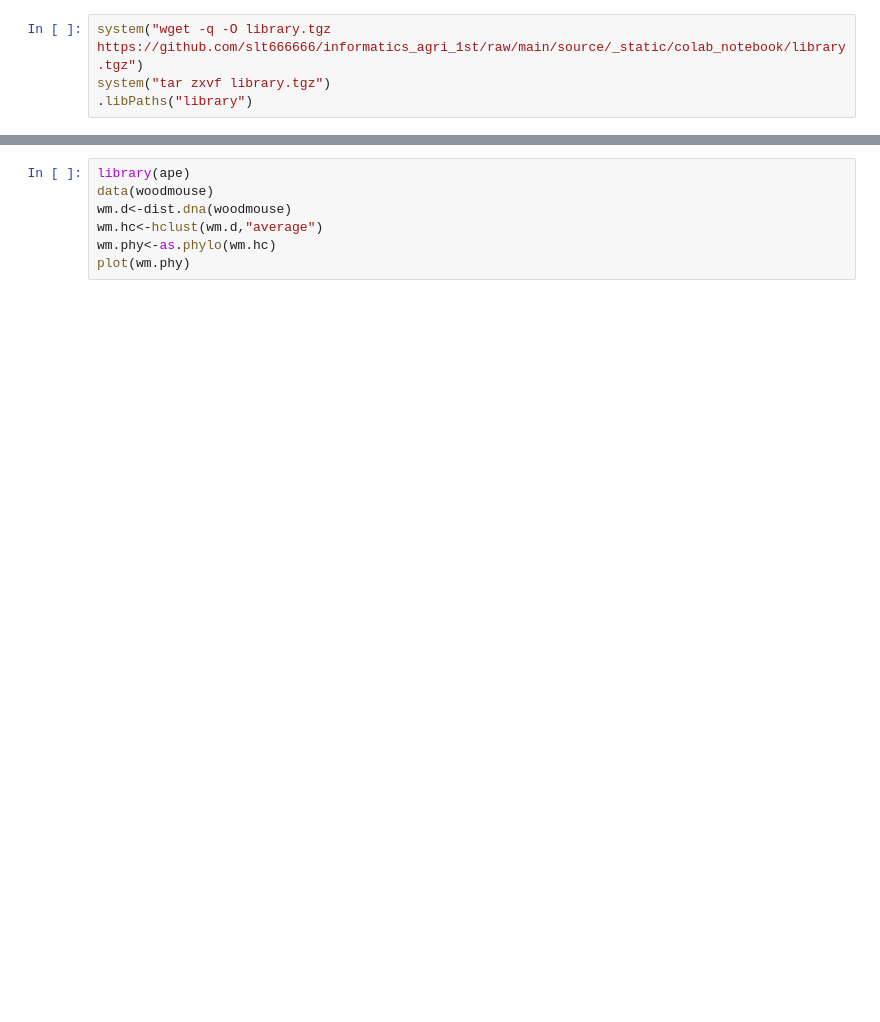
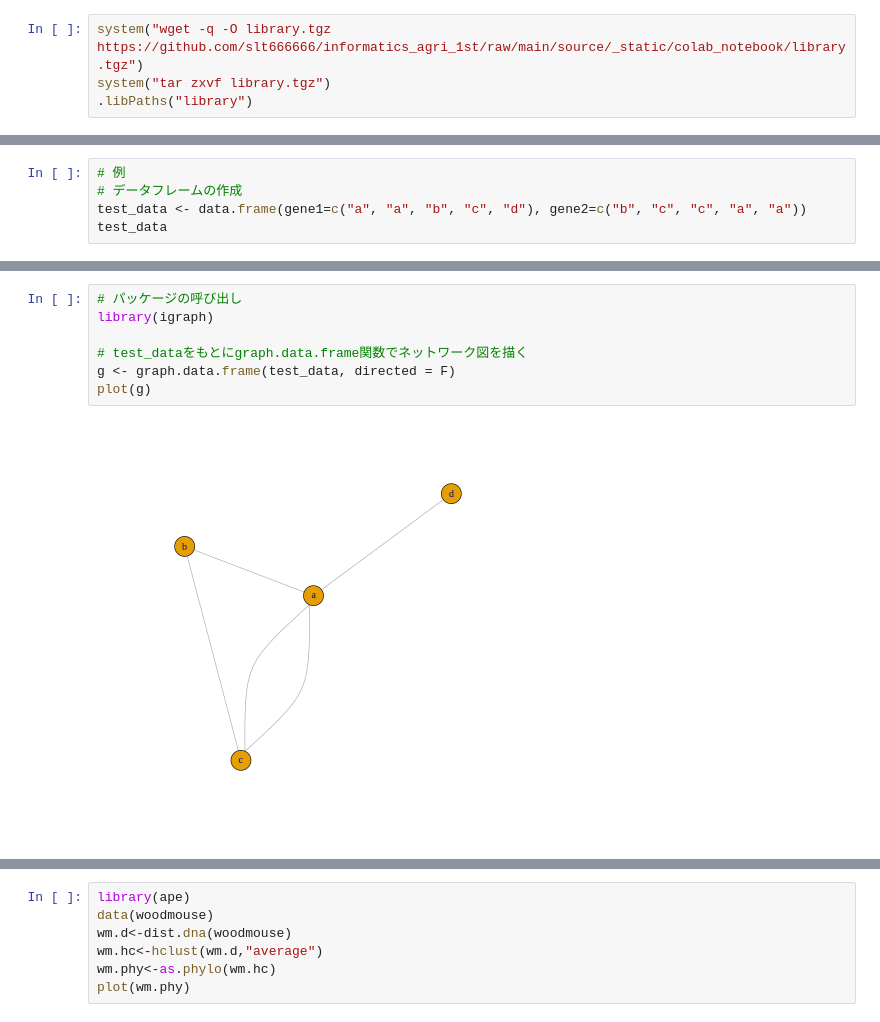
Before and after one commit to slt666666/informatics_agri_1st, a Jupyter notebook: source/_static/colab_notebook/RL04.ipynb, the cells around one changed output, grey strips where cells are left out. Drawn from its saved outputs; the diff is of its cells as text; blank space fills up the shorter version.

```diff
--- a/source/_static/colab_notebook/RL04.ipynb
+++ b/source/_static/colab_notebook/RL04.ipynb
@@ -77,0 +309,5 @@ plot_tbl_data(g1_tbl.deg, "centrality:degree")
+# %%
+# 例
+# データフレームの作成
+test_data <- data.frame(gene1=c("a", "a", "b", "c", "d"), gene2=c("b", "c", "c", "a", "a"))
+test_data
@@ -77,0 +323,9 @@ plot_tbl_data(g1_tbl.deg, "centrality:degree")
+# %%
+# パッケージの呼び出し
+library(igraph)
+
+# test_dataをもとにgraph.data.frame関数でネットワーク図を描く
+g <- graph.data.frame(test_data, directed = F)
+plot(g)
+# %% [output]
+[figure, added]
```
Also changed, not shown: parts of 34 cells of this notebook.
